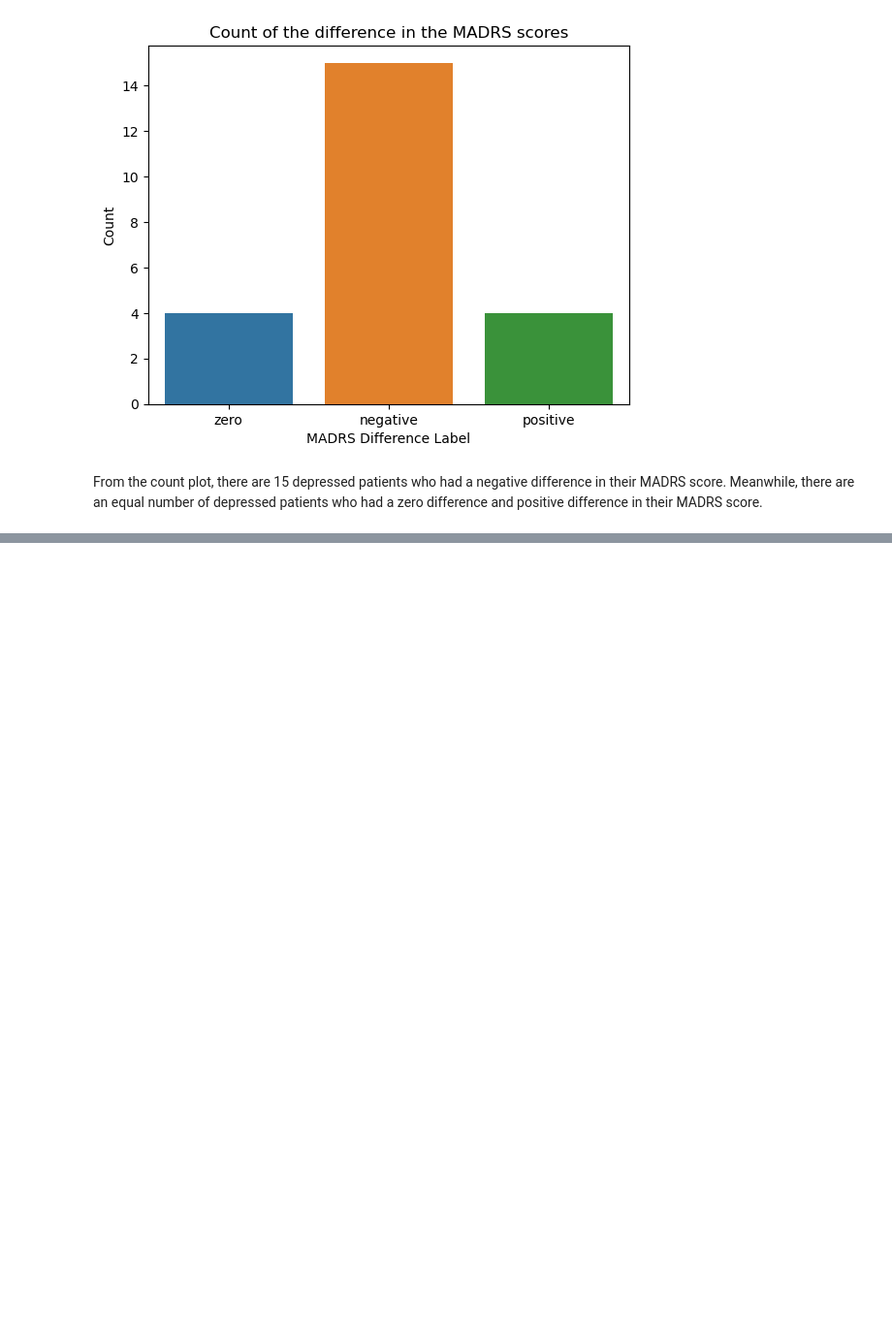
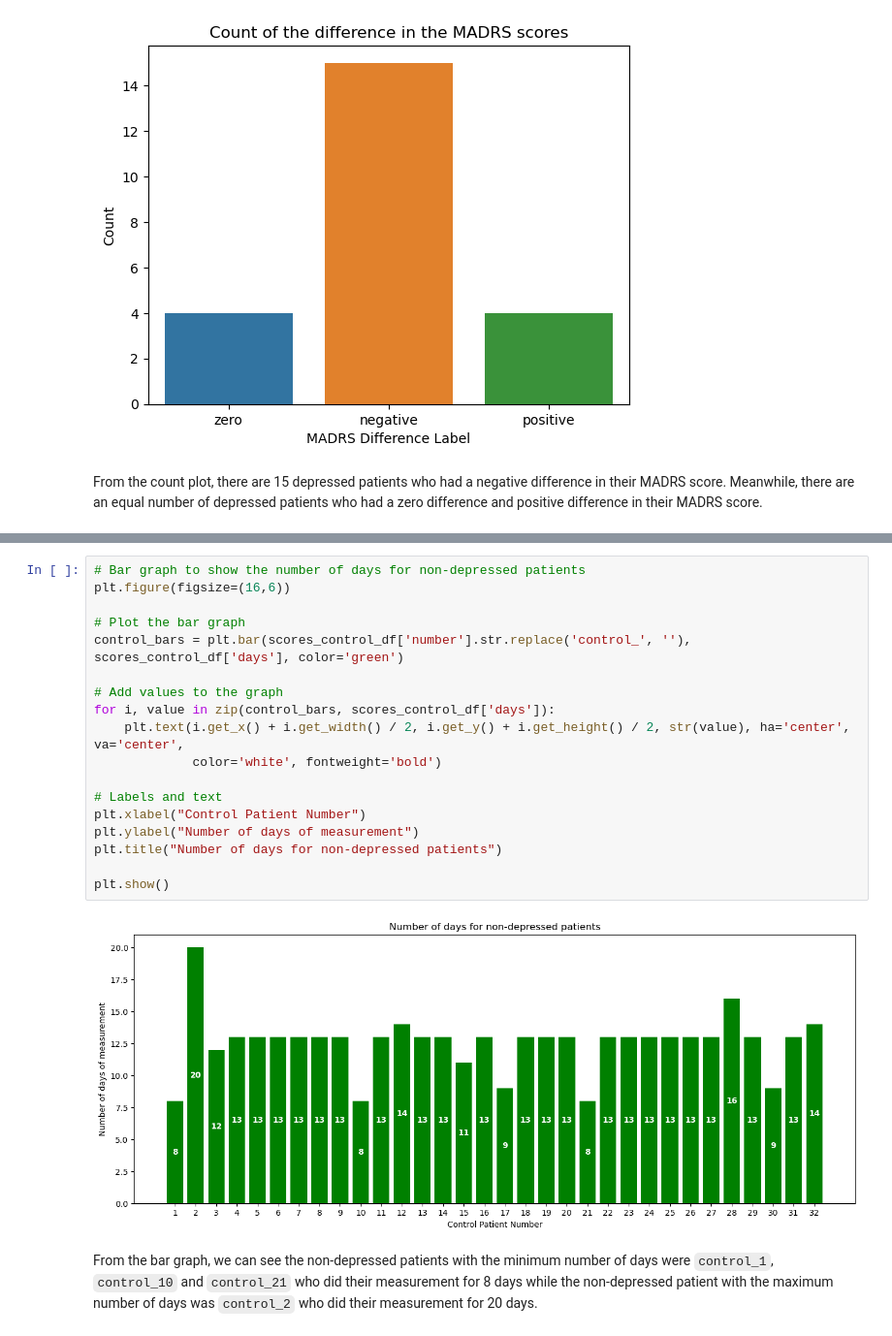
Before and after one commit to KADev2022/CS3IP, a Jupyter notebook: Statistical Analysis Experiment for Depression.ipynb, the cells around one changed output, grey strips where cells are left out. Shown at 97% size. Drawn from its saved outputs; the diff is of its cells as text; blank space fills up the shorter version.

```diff
--- a/Statistical Analysis Experiment for Depression.ipynb
+++ b/Statistical Analysis Experiment for Depression.ipynb
@@ -873,0 +853,22 @@ From the bar graph, we can see the non-depressed patients with the minimum numbe
+# %%
+# Bar graph to show the number of days for non-depressed patients
+plt.figure(figsize=(16,6))
+
+# Plot the bar graph
+control_bars = plt.bar(scores_control_df['number'].str.replace('control_', ''), scores_control_df['days'], color='green')
+
+# Add values to the graph
+for i, value in zip(control_bars, scores_control_df['days']):
+    plt.text(i.get_x() + i.get_width() / 2, i.get_y() + i.get_height() / 2, str(value), ha='center', va='center',
+             color='white', fontweight='bold')
+
+# Labels and text
+plt.xlabel("Control Patient Number")
+plt.ylabel("Number of days of measurement")
+plt.title("Number of days for non-depressed patients")
+
+plt.show()
+# %% [output]
+[figure, added]
+# %% [markdown]
+From the bar graph, we can see the non-depressed patients with the minimum number of days were <code>control_1</code>, <code>control_10</code> and <code>control_21</code> who did their measurement for 8 days while the non-depressed patient with the maximum number of days was <code>control_2</code> who did their measurement for 20 days.
```
Also changed, not shown: parts of 32 cells of this notebook.
